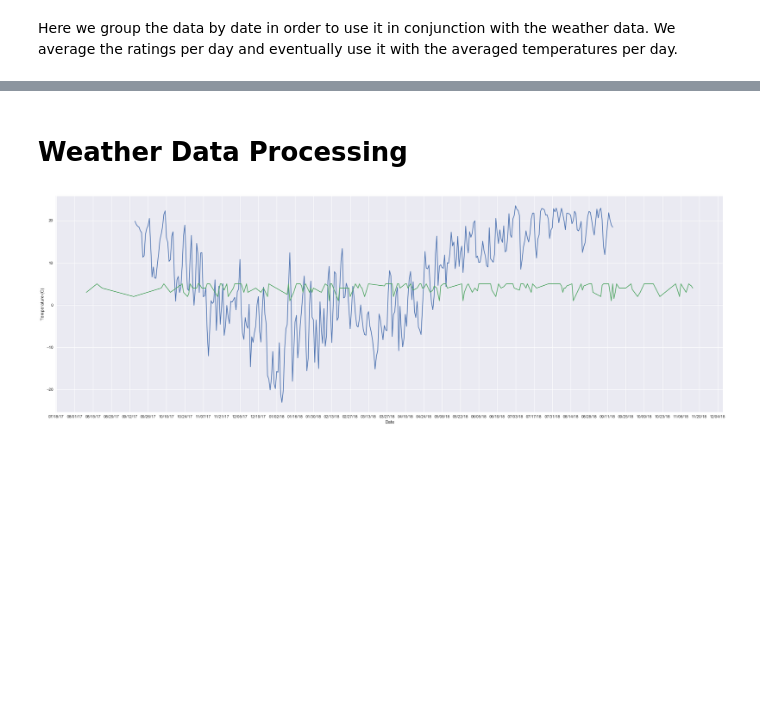
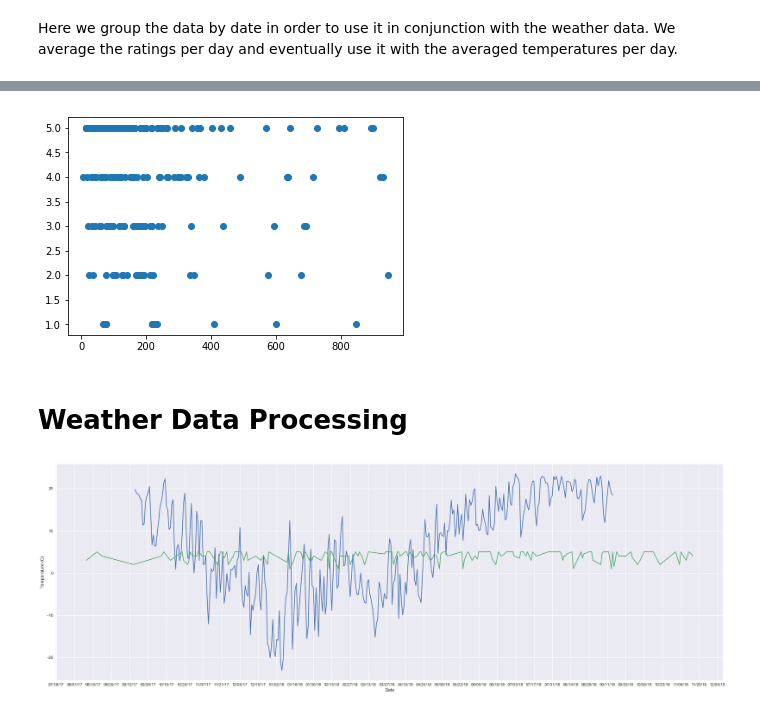
Before and after one commit to JunanQu/YELP-, a Jupyter notebook: 2950_final-2.ipynb, the cells around one changed output, grey strips where cells are left out. Saved outputs shown, nothing was run; the diff lists cells and outputs as text; code cells hidden in the pictures; blank space fills up the shorter version.

Commit message:
added length of review

```diff
--- a/2950_final-2.ipynb
+++ b/2950_final-2.ipynb
@@ -153,0 +154,12 @@ plt.show()
+# %%
+def count(review):
+    count = len(re.findall(r'\w+', review))
+    return count
+
+count_list = []
+for review in yelp_data['Review']:
+    count_list.append(count(review))
+for count in count_list:
+    yelp_data["Count"] = [i for i in count_list]
+
+yelp_data.head()
@@ -154,3 +173,8 @@ plt.show()
+# %%
+plt.scatter(yelp_data["Count"],yelp_data["Rating"])
+plt.show()
+# %% [output]
+[figure, added]
 # %% [markdown]
 # Weather Data Processing
 # %%
```
Also changed, not shown: parts of 6 cells of this notebook, 1 other file.
